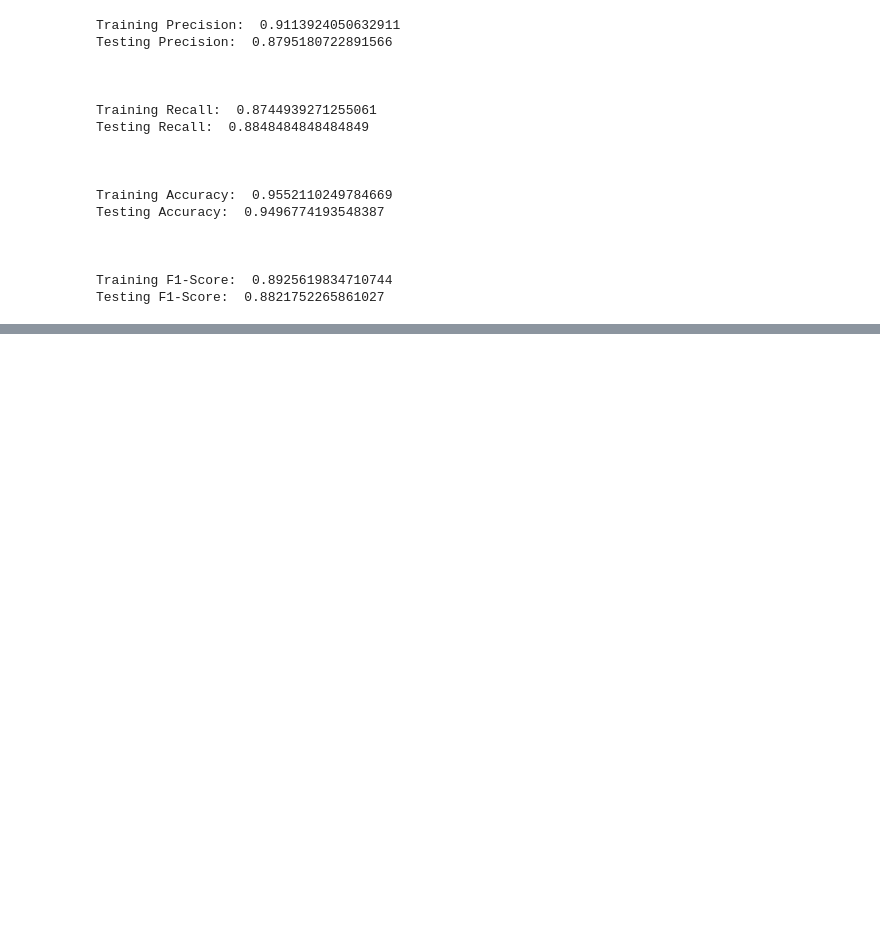
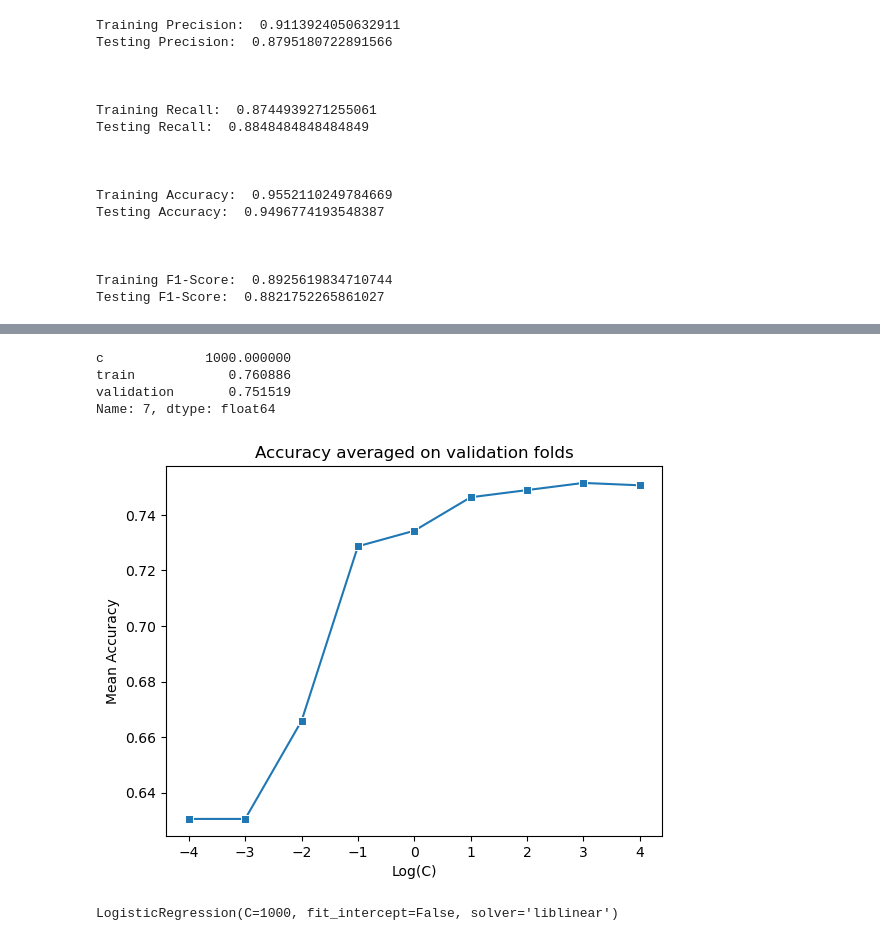
Before and after one commit to Nhunsick/project_3, a Jupyter notebook: Noahworkspace.ipynb, the cells around one changed output, grey strips where cells are left out. Drawn from its saved outputs; the diff is of its cells as text; code cells hidden in the pictures; blank space fills up the shorter version.

```diff
--- a/Noahworkspace.ipynb
+++ b/Noahworkspace.ipynb
@@ -465,0 +486,59 @@ memory usage: 169.4 KB
+# %%
+X = mov_df.drop(columns = ['mov_scale', 'target_mov'])
+y = mov_df['mov_scale']
+X_train, X_test, y_train, y_test = train_test_split(X, y, test_size = 0.25, random_state = 21)
+# %%
+def cross_validation(X_train, y_train, c, num_split = 10):
+
+    X_train = X_train.values
+    y_train = y_train.values
+
+    score_train_list = []
+    score_val_list = []
+
+    for train_index, valid_index in KFold(n_splits = num_split).split(X_train):
+        X_train_fold, X_val_fold = X_train[train_index], X_train[valid_index]
+        y_train_fold, y_val_fold = y_train[train_index], y_train[valid_index]
+        scaler = MinMaxScaler()
+        X_tf_sc = scaler.fit_transform(X_train_fold)
+        X_vld_sc = scaler.transform(X_val_fold)
+
+        logreg = LogisticRegression(fit_intercept=False, solver='liblinear', C = c)
+        logreg.fit(X_tf_sc, y_train_fold)
+
+        accuracy_train = logreg.score(X_tf_sc, y_train_fold)
+        accuracy_val = logreg.score(X_vld_sc, y_val_fold)
+        score_val_list.append(accuracy_val)
+        score_train_list.append(accuracy_train)
+    return {'c': c, 'train': np.mean(score_train_list), 'validation': np.mean(score_val_list)}
+# %%
+C_list = [1e-4,1e-3, 1e-2, 1e-1, 1, 10, 100, 1e3, 1e4]
+crossval_df = pd.DataFrame(columns = ['c', 'train', 'validation'])
+for c in C_list:
+    crossval_df = crossval_df._append(cross_validation(X_train, y_train, c, 10), ignore_index = True)
+# %%
+crossval_df.iloc[crossval_df['validation'].idxmax()]
+# %% [output]
+c             1000.000000
+train            0.760886
+validation       0.751519
+Name: 7, dtype: float64
+# %%
+import matplotlib.pyplot as plt
+import seaborn as sns
+fig, ax = plt.subplots()
+sns.lineplot(x = np.log10(C_list), y = crossval_df['validation'], marker = 's', ax = ax)
+ax.set_xlabel('Log(C)')
+ax.set_ylabel('Mean Accuracy')
+ax.set_title('Accuracy averaged on validation folds')
+plt.show()
+# %% [output]
+[figure, added]
+# %%
+fulltrain_scaler = MinMaxScaler()
+X_train_scaled = fulltrain_scaler.fit_transform(X_train)
+X_test_scaled = fulltrain_scaler.transform(X_test)
+logreg_final = LogisticRegression(fit_intercept = False, solver = 'liblinear', C = 1000)
+logreg_final.fit(X_train_scaled, y_train)
+# %% [output]
+LogisticRegression(C=1000, fit_intercept=False, solver='liblinear')
```
Also changed, not shown: parts of 6 cells of this notebook, 1 other file.
